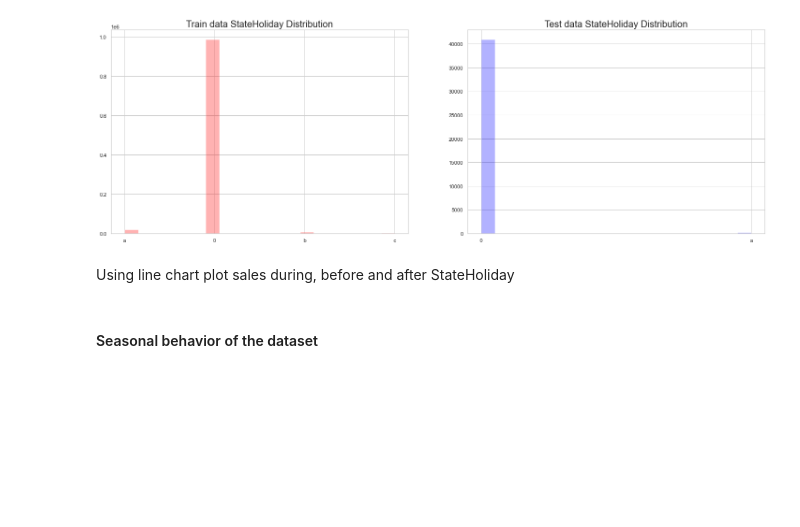
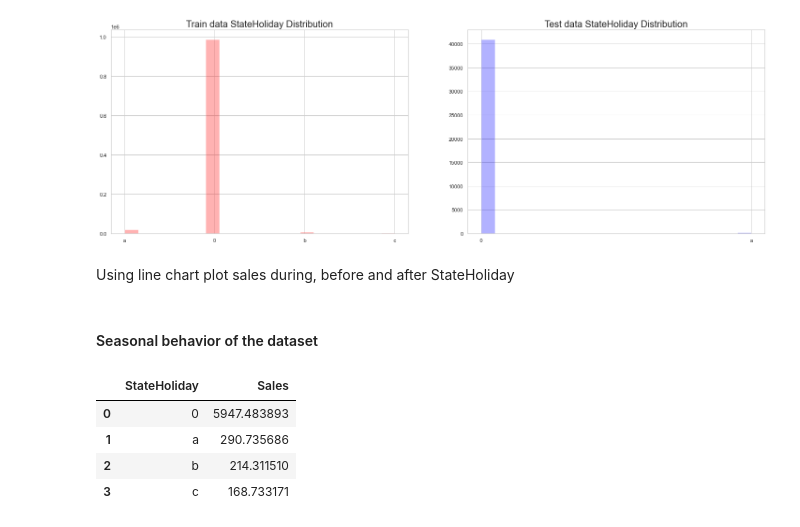
Before and after one commit to yonamg/Pharmaceutical-Sales-Prediction, a Jupyter notebook: notebook/Sales_EDA_process.ipynb, the cells around one changed output. Saved outputs shown, nothing was run; the diff lists cells and outputs as text; code cells hidden in the pictures; blank space fills up the shorter version.

```diff
--- a/notebook/Sales_EDA_process.ipynb
+++ b/notebook/Sales_EDA_process.ipynb
@@ -198,5 +193,12 @@ Using line chart plot sales during, before and after StateHoliday
 # %% [markdown]
 #### Seasonal behavior of the dataset
 # %%
-holiday_df = train_df.groupby(['StateHoliday'])['Count'].mean().reset_index()
+# Check & compare sales behavior before, during and after holidays
+holiday_df = train_df.groupby(['StateHoliday'])['Sales'].mean().reset_index()
 holiday_df.head()
+# %% [output]
+|  | StateHoliday | Sales |
+| 0 | 0 | 5947.483893 |
+| 1 | a | 290.735686 |
+| 2 | b | 214.311510 |
+| 3 | c | 168.733171 |
```
Also changed, not shown: parts of 6 cells of this notebook, 1 other file.
